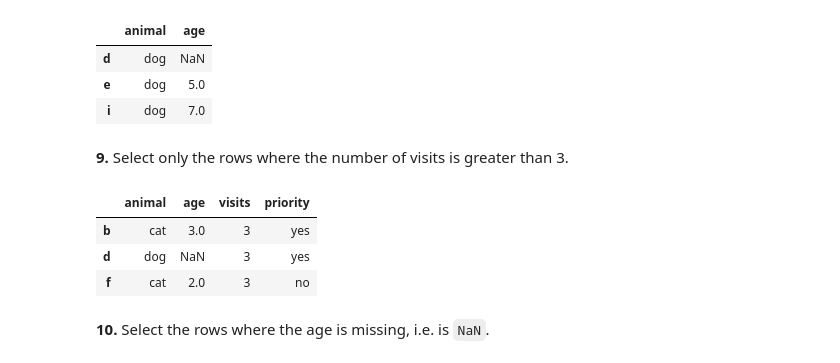
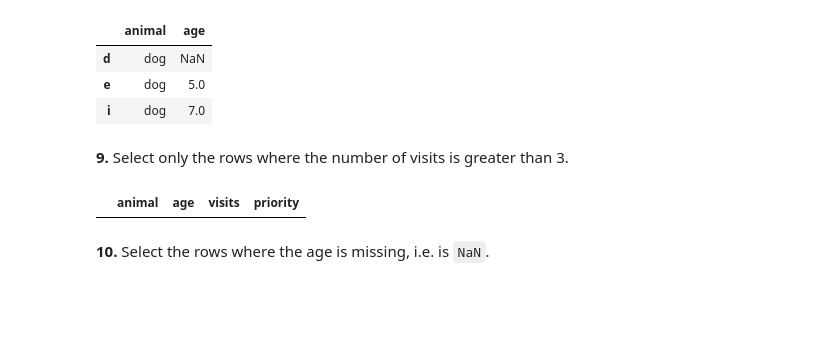
Before and after one commit to Avraham2489/DS_Training, a Jupyter notebook: B - Python/pandas/pandas_puzzles.ipynb, the cells around one changed output. Saved outputs shown, nothing was run; the diff lists cells and outputs as text; code cells hidden in the pictures; blank space fills up the shorter version.

```diff
--- a/B - Python/pandas/pandas_puzzles.ipynb
+++ b/B - Python/pandas/pandas_puzzles.ipynb
@@ -121,12 +121,9 @@ df.loc[:,['animal','age']].iloc[[3,4,8]]
 # %% [markdown]
 **9.** Select only the rows where the number of visits is greater than 3.
 # %%
-df[df.visits>=3]
+df[df.visits>3]
 # %% [output]
 |  | animal | age | visits | priority |
-| b | cat | 3.0 | 3 | yes |
-| d | dog | NaN | 3 | yes |
-| f | cat | 2.0 | 3 | no |
 # %% [markdown]
 **10.** Select the rows where the age is missing, i.e. is `NaN`.
 # %%
```
Also changed, not shown: parts of 34 cells of this notebook, 3 other files.
